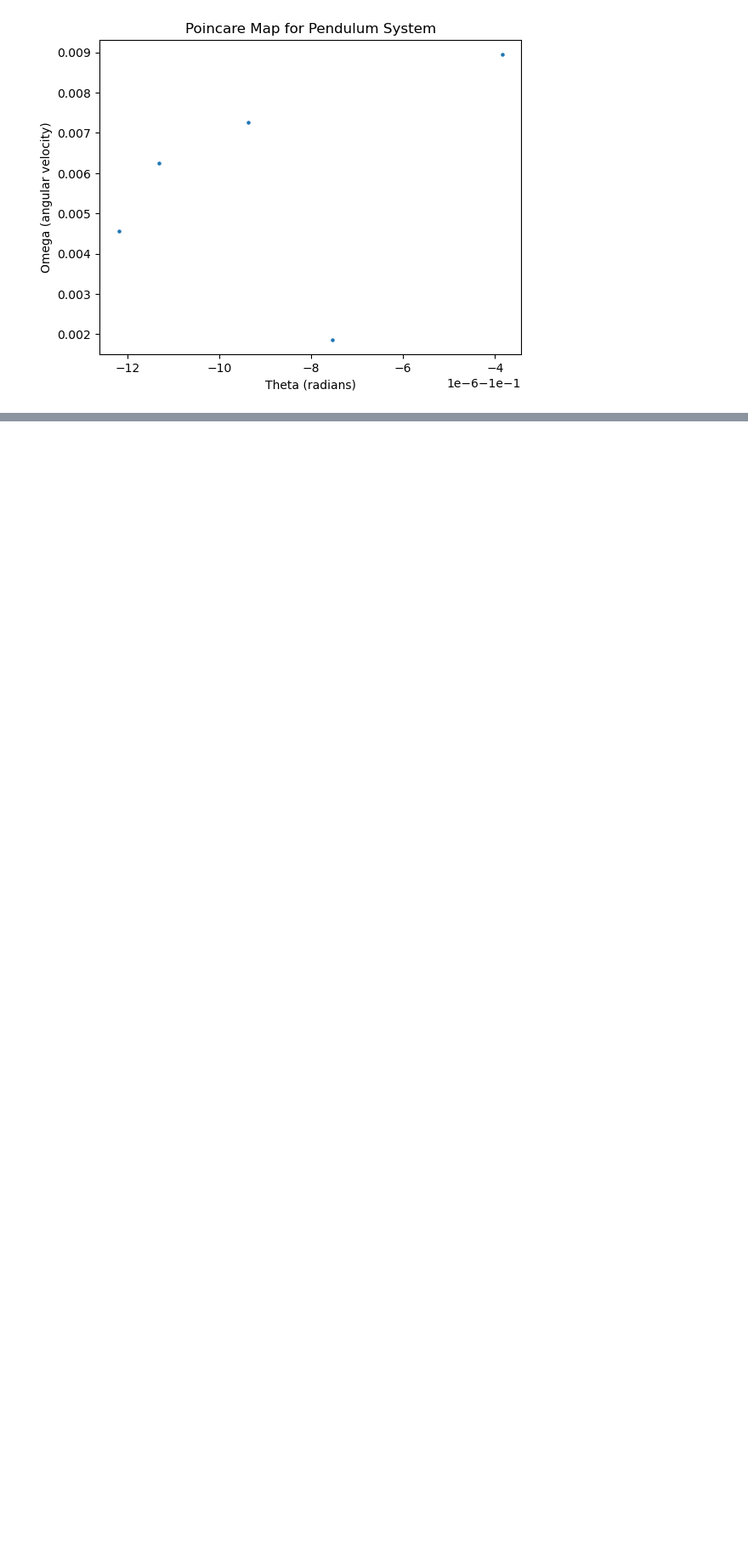
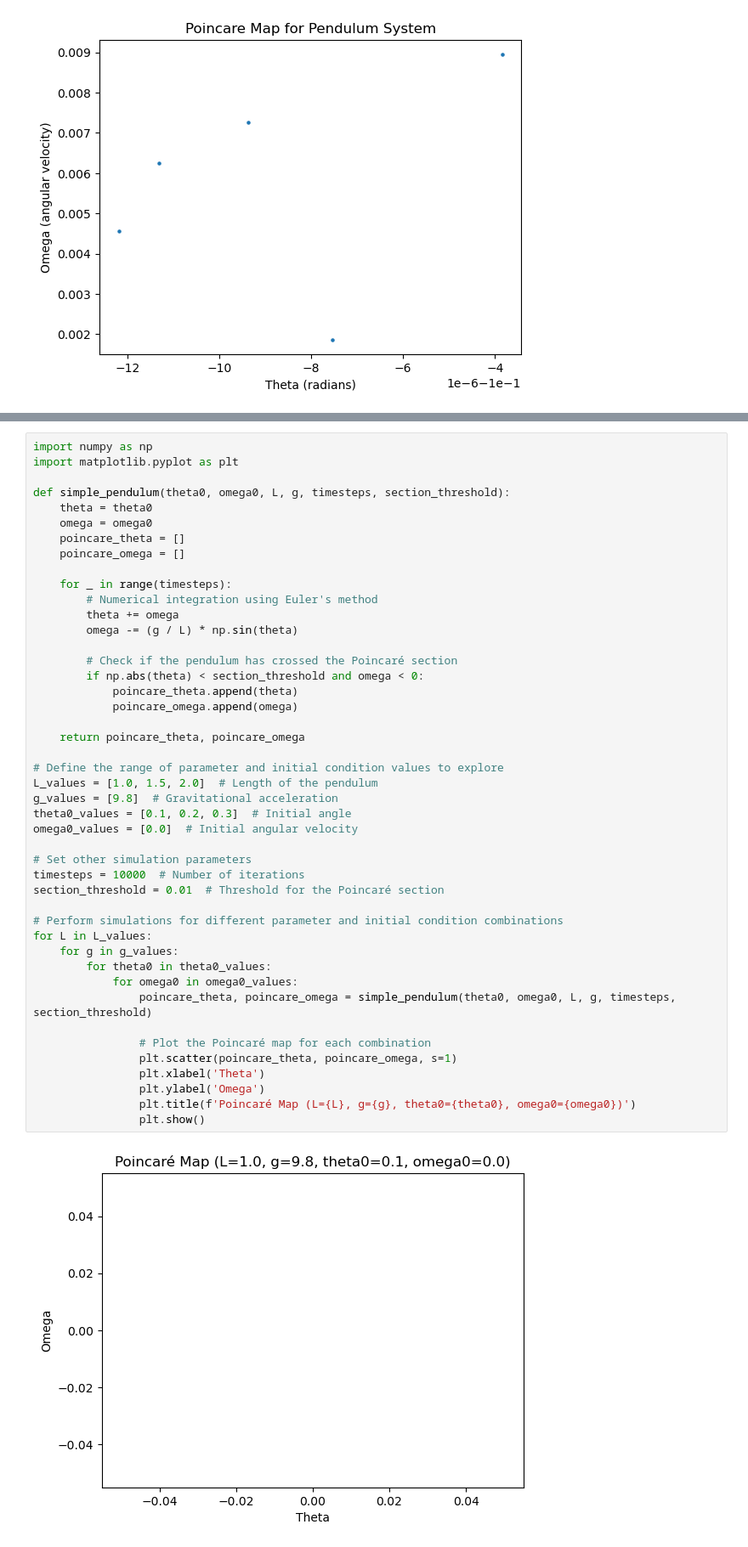
Before and after one commit to Hamid-Mofidi/Synchronization-of-periodic-orbits, a Jupyter notebook: Poincare.ipynb, the cells around one changed output, grey strips where cells are left out. Shown: that part at 85% size. Saved outputs shown, nothing was run; the diff lists cells and outputs as text; blank space fills up the shorter version.

Commit message:
Kaggle Notebook | Poincare | Version 5

```diff
--- a/Poincare.ipynb
+++ b/Poincare.ipynb
@@ -90,0 +95,47 @@ plt.show()
+# %%
+import numpy as np
+import matplotlib.pyplot as plt
+
+def simple_pendulum(theta0, omega0, L, g, timesteps, section_threshold):
+    theta = theta0
+    omega = omega0
+    poincare_theta = []
+    poincare_omega = []
+
+    for _ in range(timesteps):
+        # Numerical integration using Euler's method
+        theta += omega
+        omega -= (g / L) * np.sin(theta)
+
+        # Check if the pendulum has crossed the Poincaré section
+        if np.abs(theta) < section_threshold and omega < 0:
+            poincare_theta.append(theta)
+            poincare_omega.append(omega)
+
+    return poincare_theta, poincare_omega
+
+# Define the range of parameter and initial condition values to explore
+L_values = [1.0, 1.5, 2.0]  # Length of the pendulum
+g_values = [9.8]  # Gravitational acceleration
+theta0_values = [0.1, 0.2, 0.3]  # Initial angle
+omega0_values = [0.0]  # Initial angular velocity
+
+# Set other simulation parameters
+timesteps = 10000  # Number of iterations
+section_threshold = 0.01  # Threshold for the Poincaré section
+
+# Perform simulations for different parameter and initial condition combinations
+for L in L_values:
+    for g in g_values:
+        for theta0 in theta0_values:
+            for omega0 in omega0_values:
+                poincare_theta, poincare_omega = simple_pendulum(theta0, omega0, L, g, timesteps, section_threshold)
+
+                # Plot the Poincaré map for each combination
+                plt.scatter(poincare_theta, poincare_omega, s=1)
+                plt.xlabel('Theta')
+                plt.ylabel('Omega')
+                plt.title(f'Poincaré Map (L={L}, g={g}, theta0={theta0}, omega0={omega0})')
+                plt.show()
+# %% [output]
+[figure, added]
```
Also changed, not shown: parts of 3 cells of this notebook.
